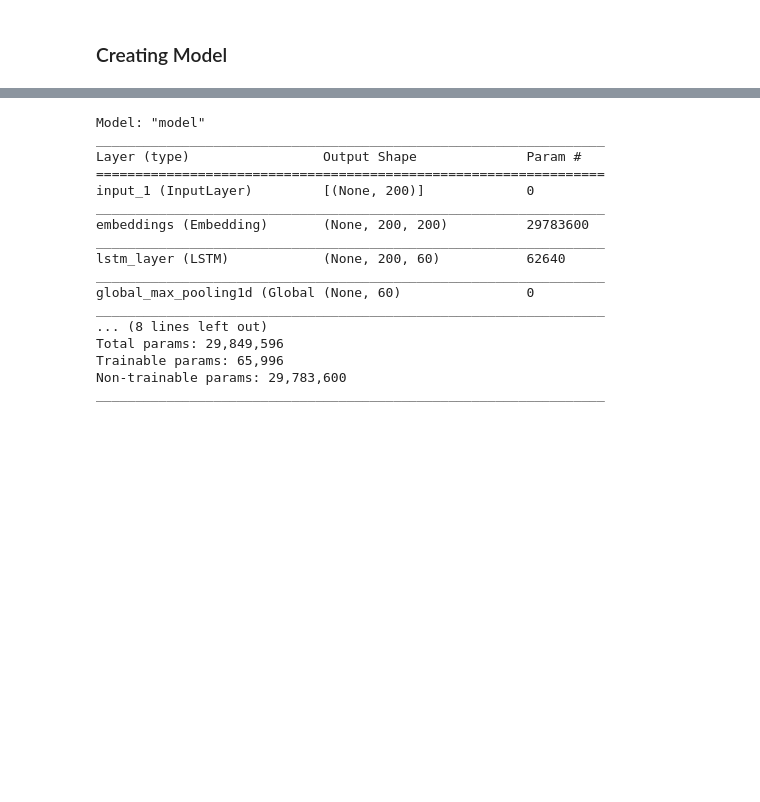
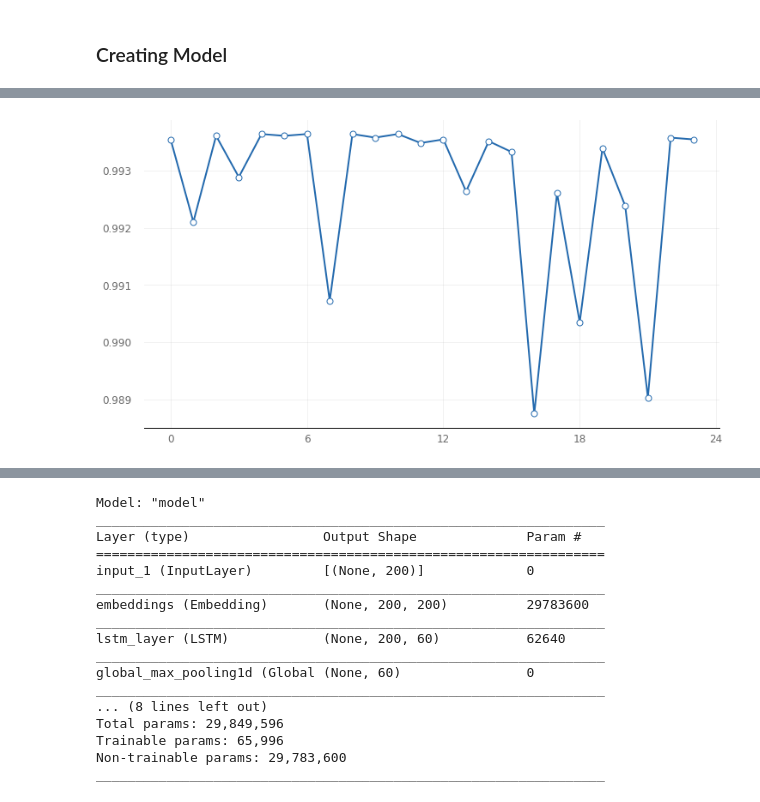
Before and after one commit to shaunak09vb/Toxic-Comment-Classifier-using-Deep-Learning, a Jupyter notebook: NLP_LSTM.ipynb, the cells around one changed output, grey strips where cells are left out. Saved outputs shown, nothing was run; the diff lists cells and outputs as text; code cells hidden in the pictures; blank space fills up the shorter version.

```diff
--- a/NLP_LSTM.ipynb
+++ b/NLP_LSTM.ipynb
@@ -894,0 +712,19 @@ print(" Completed!")
+# %%
+p={
+    'batch_size': [32,64],
+    'epochs':[2],
+    'optimizer':['adam','SGD'],
+    'activation':['relu', 'elu'],
+    'last_activation': ['sigmoid'],
+    'dropout':[0.1,0.2,0.3],
+    'loss': ['binary_crossentropy']
+}
+# %%
+scan_results = talos.Scan(x=x_train,
+               y=y_train,
+               x_val=x_val,
+               y_val=y_val,
+               model=toxic_classifier,
+               params=p,
+               experiment_name='tcc',
+               print_params=True)
@@ -894,0 +803,2 @@ print(" Completed!")
+# %%
+analyze_object = talos.Analyze(scan_results)
@@ -894,0 +830,4 @@ print(" Completed!")
+# %%
+analyze_object.plot_line('val_accuracy')
+# %% [output]
+[figure, added]
```
Also changed, not shown: parts of 35 cells of this notebook.
